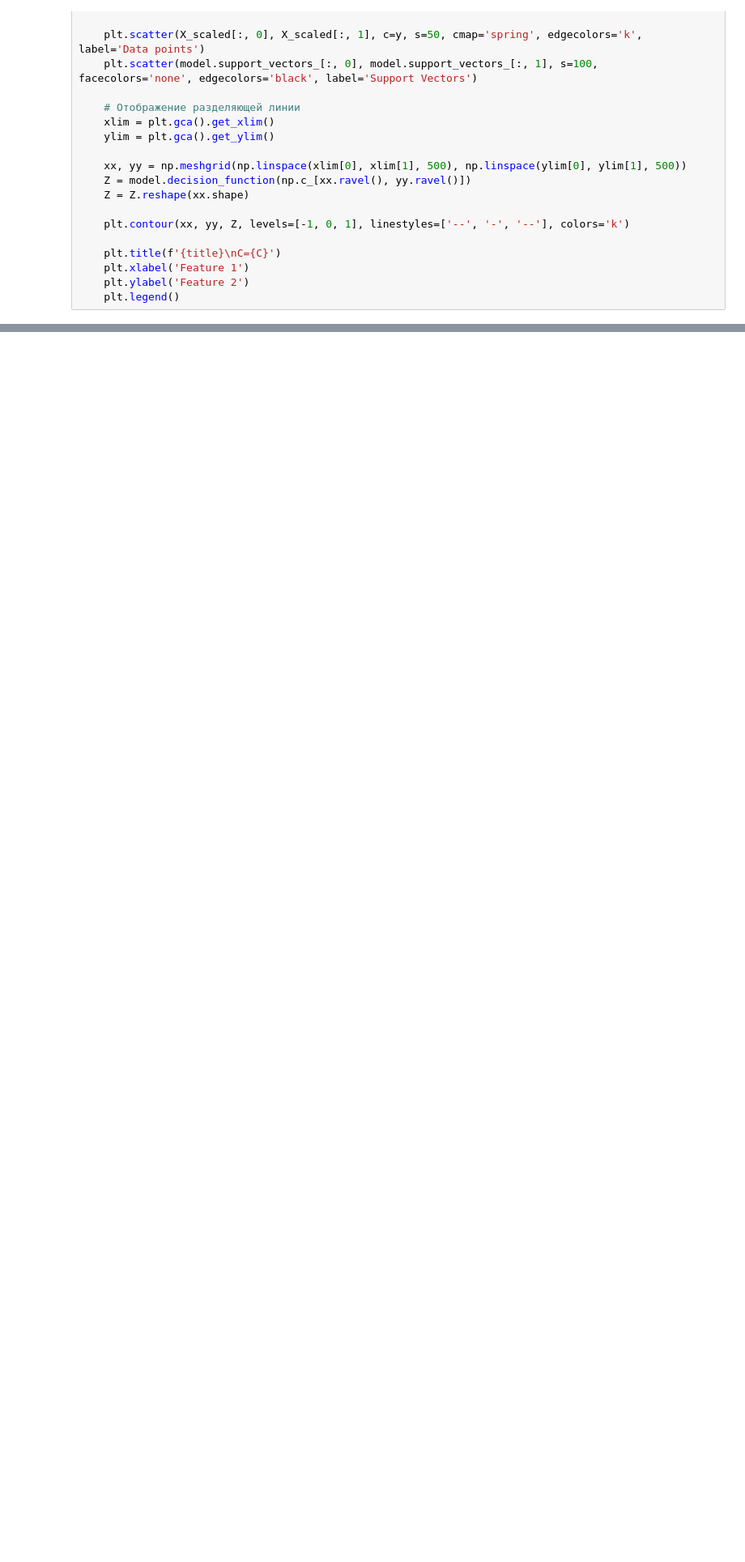
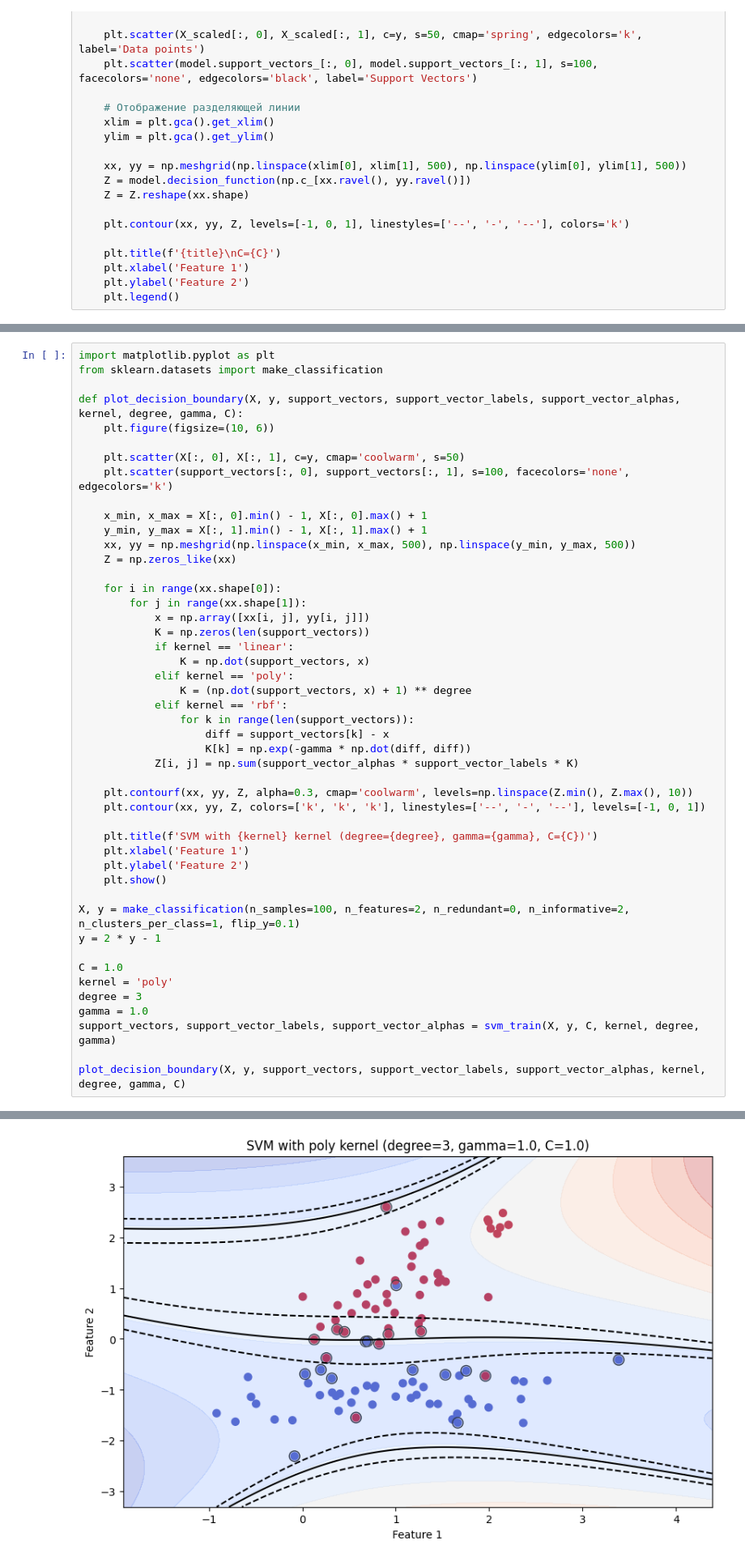
Before and after one commit to AishaKin/ML_autumn_2024, a Jupyter notebook: hw1/Kinyabaeva_HW1.ipynb, the cells around one changed output, grey strips where cells are left out. Shown at 81% size. Drawn from its saved outputs; the diff is of its cells as text; blank space fills up the shorter version.

```diff
--- a/hw1/Kinyabaeva_HW1.ipynb
+++ b/hw1/Kinyabaeva_HW1.ipynb
@@ -300,0 +337,48 @@ plt.show()
+# %%
+import matplotlib.pyplot as plt
+from sklearn.datasets import make_classification
+
+def plot_decision_boundary(X, y, support_vectors, support_vector_labels, support_vector_alphas, kernel, degree, gamma, C):
+    plt.figure(figsize=(10, 6))
+
+    plt.scatter(X[:, 0], X[:, 1], c=y, cmap='coolwarm', s=50)
+    plt.scatter(support_vectors[:, 0], support_vectors[:, 1], s=100, facecolors='none', edgecolors='k')
+
+    x_min, x_max = X[:, 0].min() - 1, X[:, 0].max() + 1
+    y_min, y_max = X[:, 1].min() - 1, X[:, 1].max() + 1
+    xx, yy = np.meshgrid(np.linspace(x_min, x_max, 500), np.linspace(y_min, y_max, 500))
+    Z = np.zeros_like(xx)
+
+    for i in range(xx.shape[0]):
+        for j in range(xx.shape[1]):
+            x = np.array([xx[i, j], yy[i, j]])
+            K = np.zeros(len(support_vectors))
+            if kernel == 'linear':
+                K = np.dot(support_vectors, x)
+            elif kernel == 'poly':
+                K = (np.dot(support_vectors, x) + 1) ** degree
+            elif kernel == 'rbf':
+                for k in range(len(support_vectors)):
+                    diff = support_vectors[k] - x
+                    K[k] = np.exp(-gamma * np.dot(diff, diff))
+            Z[i, j] = np.sum(support_vector_alphas * support_vector_labels * K)
+
+    plt.contourf(xx, yy, Z, alpha=0.3, cmap='coolwarm', levels=np.linspace(Z.min(), Z.max(), 10))
+    plt.contour(xx, yy, Z, colors=['k', 'k', 'k'], linestyles=['--', '-', '--'], levels=[-1, 0, 1])
+
+    plt.title(f'SVM with {kernel} kernel (degree={degree}, gamma={gamma}, C={C})')
+    plt.xlabel('Feature 1')
+    plt.ylabel('Feature 2')
+    plt.show()
+
+X, y = make_classification(n_samples=100, n_features=2, n_redundant=0, n_informative=2, n_clusters_per_class=1, flip_y=0.1)
+y = 2 * y - 1
+
+C = 1.0
+kernel = 'poly'
+degree = 3
+gamma = 1.0
+support_vectors, support_vector_labels, support_vector_alphas = svm_train(X, y, C, kernel, degree, gamma)
+
+plot_decision_boundary(X, y, support_vectors, support_vector_labels, support_vector_alphas, kernel, degree, gamma, C)
+# %% [output]
@@ -300,0 +397 @@ plt.show()
+[figure, added]
```
Also changed, not shown: parts of 20 cells of this notebook.
